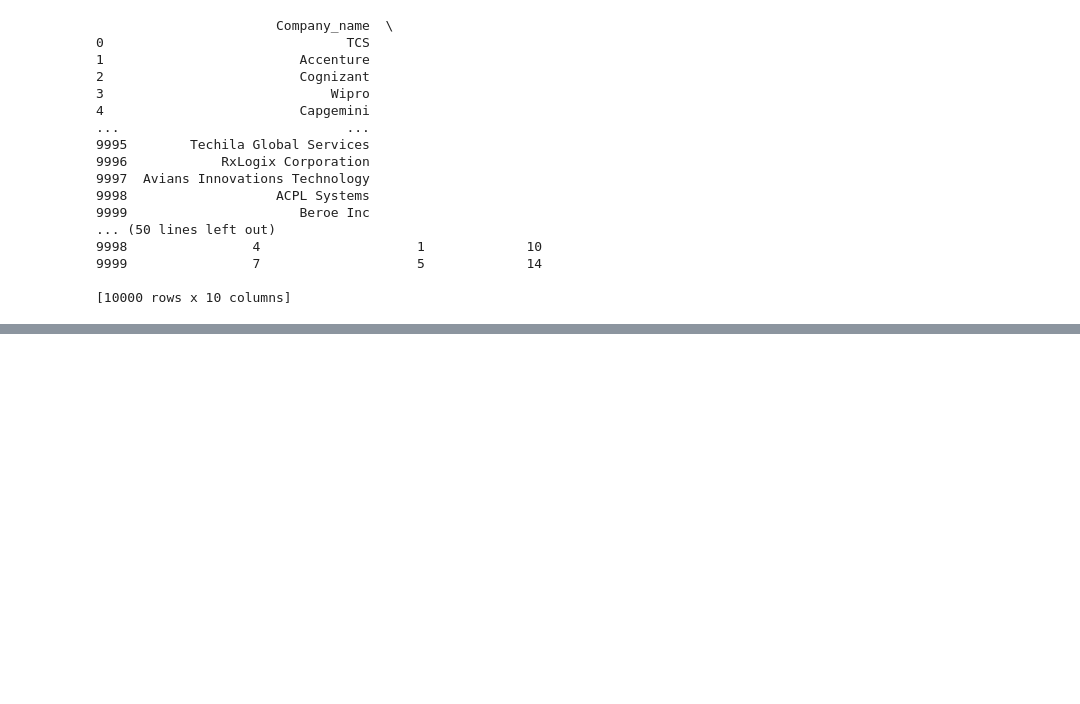
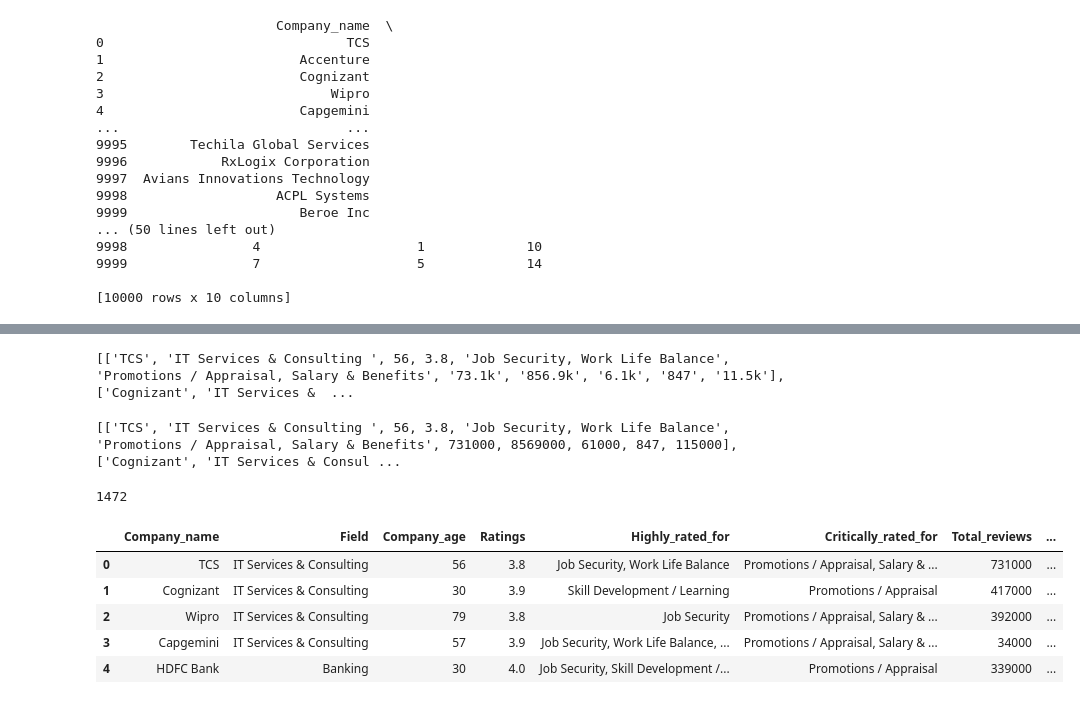
Before and after one commit to Prihantoedi/top-companies-data, a Jupyter notebook: Companies.ipynb, the cells around one changed output, grey strips where cells are left out. Drawn from its saved outputs; the diff is of its cells as text; code cells hidden in the pictures; blank space fills up the shorter version.

```diff
--- a/Companies.ipynb
+++ b/Companies.ipynb
@@ -32,0 +100,3 @@ df_companies.sort_values(by='Ratings', ascending=False).head()
+# %%
+for i, row in df_companies.iterrows(): # i is index
+    print(row)
@@ -32,0 +121,4 @@ df_companies.sort_values(by='Ratings', ascending=False).head()
+# %%
+# how to change the data, you can use this kind of loop
+for i, row in df_companies.iterrows():
+    print(df_companies.loc[i, 'Description'])
@@ -32,0 +143,35 @@ df_companies.sort_values(by='Ratings', ascending=False).head()
+# %%
+data_in_array = []
+column_name = ['Company_name', 'Description', 'Ratings', 'Highly_rated_for', 'Critically_rated_for', 'Total_reviews', 'Avg_salary', 'Interviews_taken', 'Total_jobs_available', 'Total_benefits']
+for i, row in df_companies.iterrows():
+    temp = []
+    is_included = False
+    for cn in column_name:
+        if cn == 'Description':
+            desc_data = df_companies.loc[i, cn]
+            desc_data_splitter = desc_data.split('|')
+            for j in range(0, len(desc_data_splitter)):
+                if j == 0:
+                    if 'Employees' in desc_data_splitter[j]:
+                        break
+                    temp.append(desc_data_splitter[j])
+                if 'old' in desc_data_splitter[j]:
+                    age_splitter = desc_data_splitter[j].split(' ')
+                    for asp in age_splitter:
+                        try:
+                            age = int(asp)
+                            temp.append(age)
+                            is_included = True
+                            break
+                        except:
+                            continue
+
+        else:
+            temp.append(df_companies.loc[i, cn])
+
+    if '--' not in temp and is_included:
+        data_in_array.append(temp)
+# %%
+print(data_in_array)
+# %% [output]
+[['TCS', 'IT Services & Consulting ', 56, 3.8, 'Job Security, Work Life Balance', 'Promotions / Appraisal, Salary & Benefits', '73.1k', '856.9k', '6.1k', '847', '11.5k'], ['Cognizant', 'IT Services &  ...
@@ -32,0 +214,19 @@ df_companies.sort_values(by='Ratings', ascending=False).head()
+# %%
+print(data_in_array)
+# %% [output]
+[['TCS', 'IT Services & Consulting ', 56, 3.8, 'Job Security, Work Life Balance', 'Promotions / Appraisal, Salary & Benefits', 731000, 8569000, 61000, 847, 115000], ['Cognizant', 'IT Services & Consul ...
+# %%
+print(len(data_in_array))
+# %% [output]
+1472
+# %%
+df_extracted_data = pd.DataFrame(data_in_array, columns = ['Company_name', 'Field', 'Company_age', 'Ratings', 'Highly_rated_for', 'Critically_rated_for', 'Total_reviews', 'Avg_salary', 'Interviews_taken', 'Total_jobs_available', 'Total_benefits'])
+# %%
+df_extracted_data.head()
+# %% [output]
+|  | Company_name | Field | Company_age | Ratings | Highly_rated_for | Critically_rated_for | Total_reviews | ... |
+| 0 | TCS | IT Services & Consulting | 56 | 3.8 | Job Security, Work Life Balance | Promotions / Appraisal, Salary & ... | 731000 | ... |
+| 1 | Cognizant | IT Services & Consulting | 30 | 3.9 | Skill Development / Learning | Promotions / Appraisal | 417000 | ... |
+| 2 | Wipro | IT Services & Consulting | 79 | 3.8 | Job Security | Promotions / Appraisal, Salary & ... | 392000 | ... |
+| 3 | Capgemini | IT Services & Consulting | 57 | 3.9 | Job Security, Work Life Balance, ... | Promotions / Appraisal, Salary & ... | 34000 | ... |
+| 4 | HDFC Bank | Banking | 30 | 4.0 | Job Security, Skill Development /... | Promotions / Appraisal | 339000 | ... |
```
Also changed, not shown: parts of 14 cells of this notebook, 1 other file.
